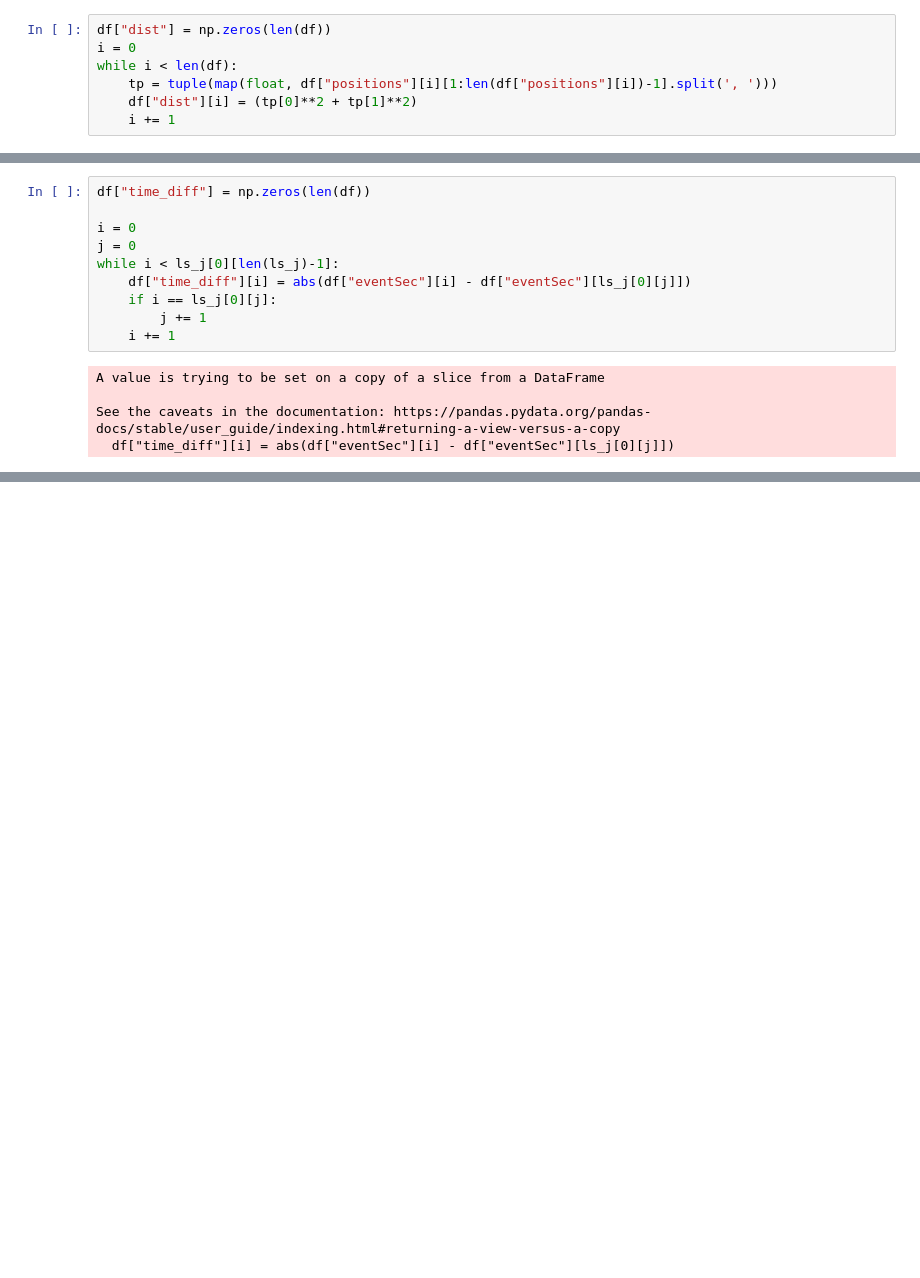
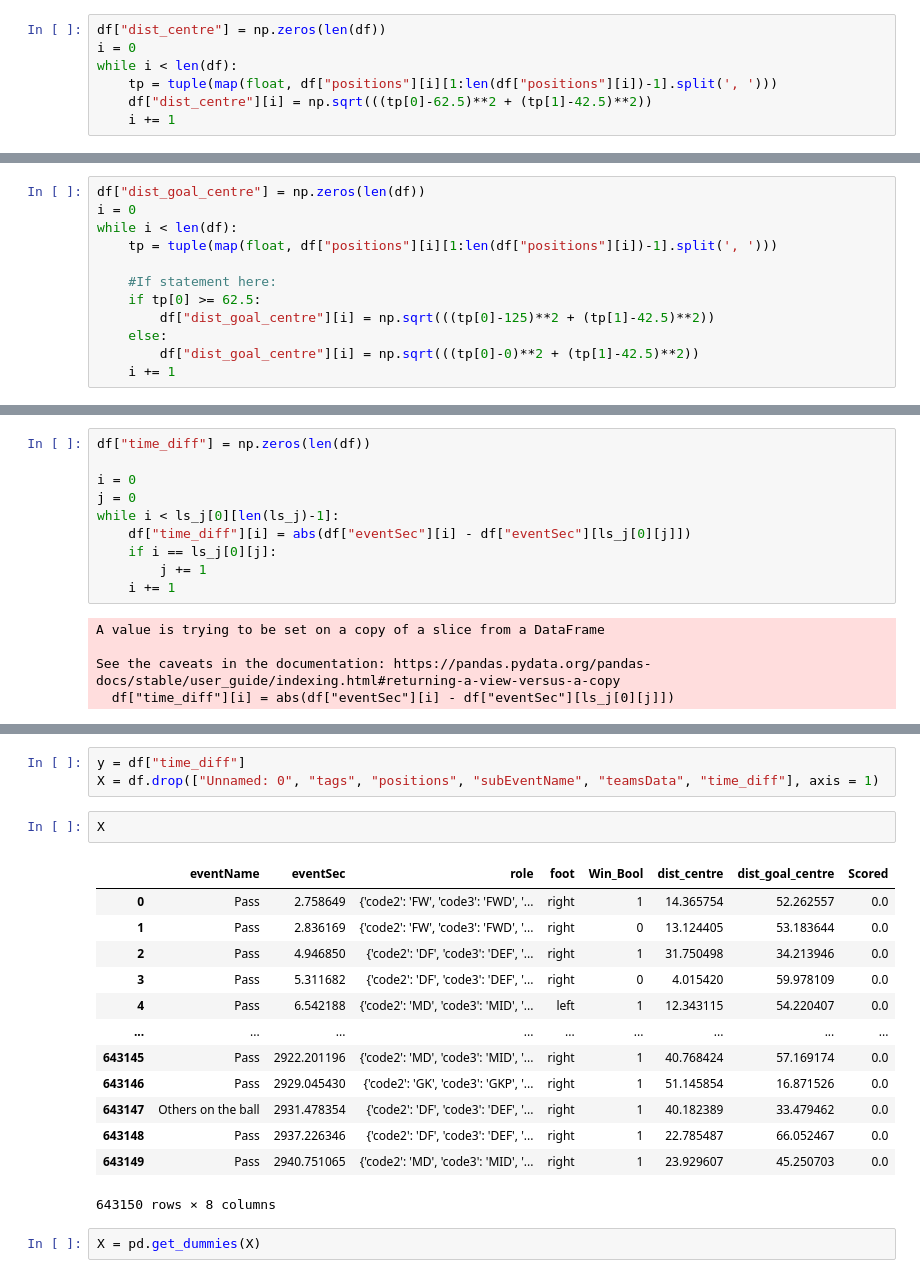
Before and after one commit to odenpetersen/soccer-modeling, a Jupyter notebook: notebooks/Will's Notebook.ipynb, the cells around one changed output, grey strips where cells are left out. Saved outputs shown, nothing was run; the diff lists cells and outputs as text; blank space fills up the shorter version.

```diff
--- a/notebooks/Will's Notebook.ipynb
+++ b/notebooks/Will's Notebook.ipynb
@@ -83,9 +85,9 @@ print((res[0]**2 + res[1]**2))
 # %%
-df["dist"] = np.zeros(len(df))
+df["dist_centre"] = np.zeros(len(df))
 i = 0
 while i < len(df):
     tp = tuple(map(float, df["positions"][i][1:len(df["positions"][i])-1].split(', ')))
-    df["dist"][i] = (tp[0]**2 + tp[1]**2)
+    df["dist_centre"][i] = np.sqrt(((tp[0]-62.5)**2 + (tp[1]-42.5)**2))
     i += 1
 # %% [output]
 A value is trying to be set on a copy of a slice from a DataFrame
@@ -94,0 +97,12 @@ See the caveats in the documentation: https://pandas.pydata.org/pandas-docs/stab
+# %%
+df["dist_goal_centre"] = np.zeros(len(df))
+i = 0
+while i < len(df):
+    tp = tuple(map(float, df["positions"][i][1:len(df["positions"][i])-1].split(', ')))
+
+    #If statement here:
+    if tp[0] >= 62.5:
+        df["dist_goal_centre"][i] = np.sqrt(((tp[0]-125)**2 + (tp[1]-42.5)**2))
+    else:
+        df["dist_goal_centre"][i] = np.sqrt(((tp[0]-0)**2 + (tp[1]-42.5)**2))
+    i += 1
@@ -232,0 +256,21 @@ Name: time_diff, Length: 643150, dtype: float64
+# %%
+y = df["time_diff"]
+X = df.drop(["Unnamed: 0", "tags", "positions", "subEventName", "teamsData", "time_diff"], axis = 1)
+# %%
+X
+# %% [output]
+|  | eventName | eventSec | role | foot | Win_Bool | dist_centre | dist_goal_centre | Scored |
+| 0 | Pass | 2.758649 | {'code2': 'FW', 'code3': 'FWD', '... | right | 1 | 14.365754 | 52.262557 | 0.0 |
+| 1 | Pass | 2.836169 | {'code2': 'FW', 'code3': 'FWD', '... | right | 0 | 13.124405 | 53.183644 | 0.0 |
+| 2 | Pass | 4.946850 | {'code2': 'DF', 'code3': 'DEF', '... | right | 1 | 31.750498 | 34.213946 | 0.0 |
+| 3 | Pass | 5.311682 | {'code2': 'DF', 'code3': 'DEF', '... | right | 0 | 4.015420 | 59.978109 | 0.0 |
+| 4 | Pass | 6.542188 | {'code2': 'MD', 'code3': 'MID', '... | left | 1 | 12.343115 | 54.220407 | 0.0 |
+| ... | ... | ... | ... | ... | ... | ... | ... | ... |
+| 643145 | Pass | 2922.201196 | {'code2': 'MD', 'code3': 'MID', '... | right | 1 | 40.768424 | 57.169174 | 0.0 |
+| 643146 | Pass | 2929.045430 | {'code2': 'GK', 'code3': 'GKP', '... | right | 1 | 51.145854 | 16.871526 | 0.0 |
+| 643147 | Others on the ball | 2931.478354 | {'code2': 'DF', 'code3': 'DEF', '... | right | 1 | 40.182389 | 33.479462 | 0.0 |
+| 643148 | Pass | 2937.226346 | {'code2': 'DF', 'code3': 'DEF', '... | right | 1 | 22.785487 | 66.052467 | 0.0 |
+| 643149 | Pass | 2940.751065 | {'code2': 'MD', 'code3': 'MID', '... | right | 1 | 23.929607 | 45.250703 | 0.0 |
+643150 rows × 8 columns
+# %%
+X = pd.get_dummies(X)
```
Also changed, not shown: parts of 29 cells of this notebook.
